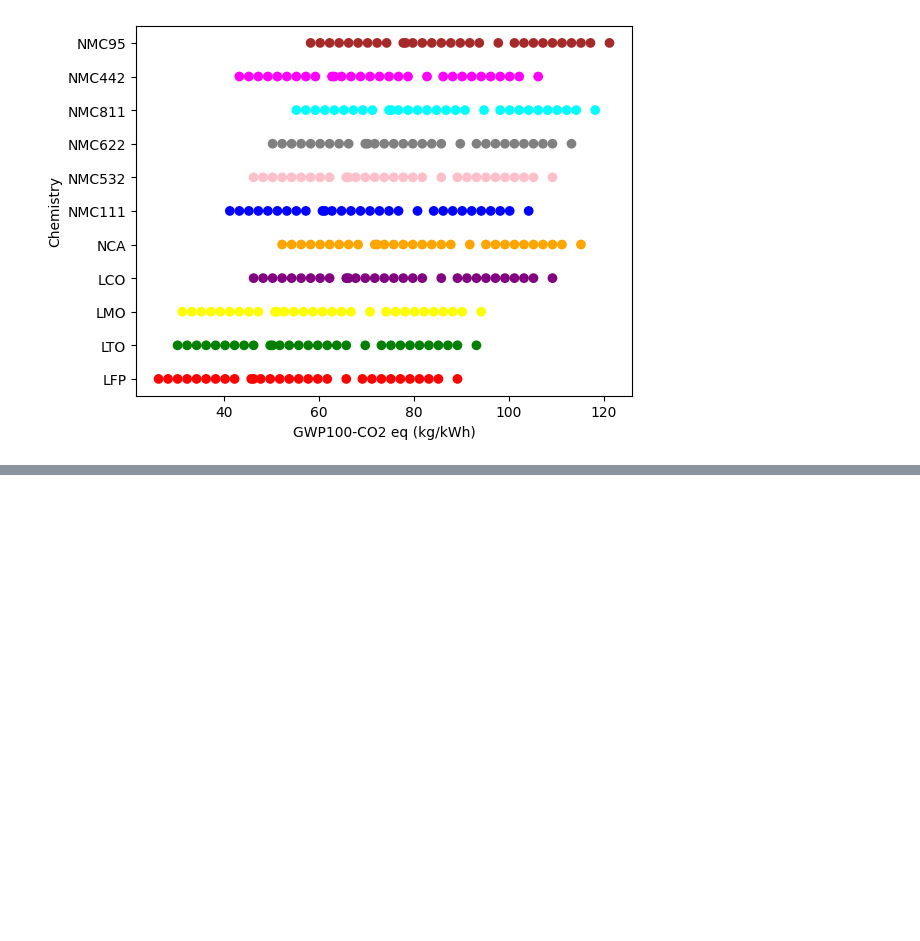
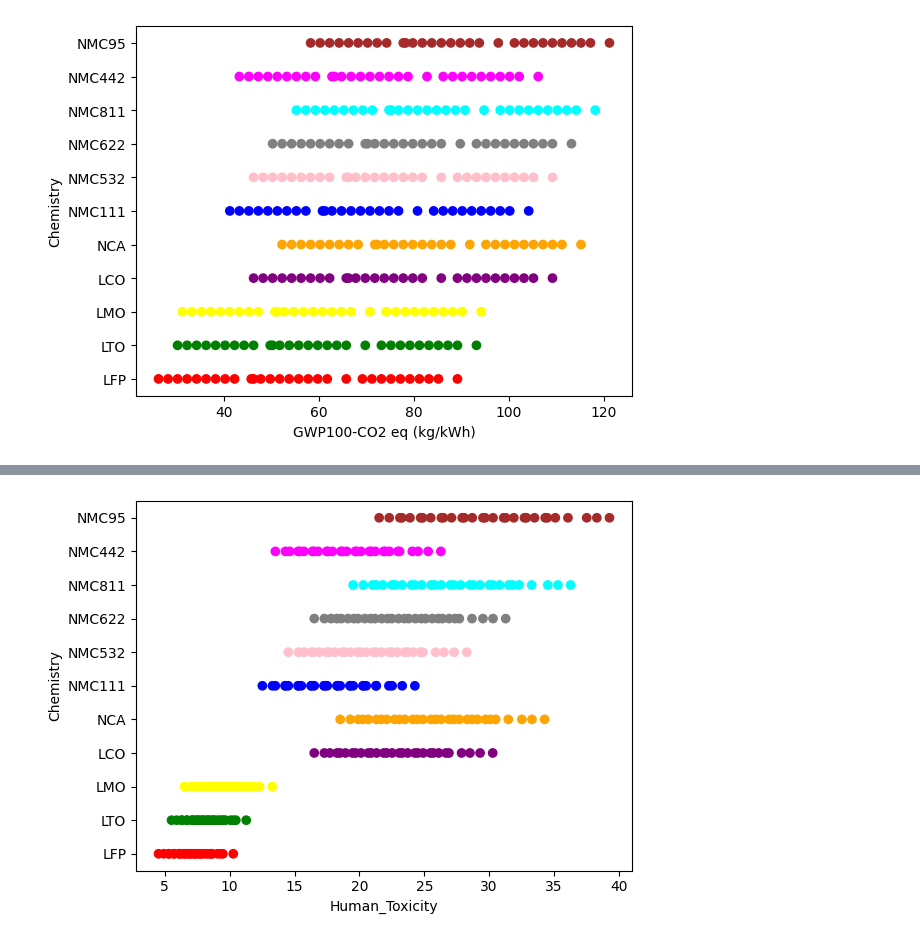
Before and after one commit to Sneha-code01/ML, a Jupyter notebook: batterypredict_1.ipynb, the cells around one changed output, grey strips where cells are left out. Saved outputs shown, nothing was run; the diff lists cells and outputs as text; code cells hidden in the pictures; blank space fills up the shorter version.

```diff
--- a/batterypredict_1.ipynb
+++ b/batterypredict_1.ipynb
@@ -268 +415,27 @@ print(
+# %%
+import matplotlib.pyplot as plt
+color_map = {
+    'LFP':'red',
+    'LTO':'green',
+    'LMO':'yellow',
+    'LCO':'purple',
+    'NCA':'orange',
+    'NMC111':'blue',
+    'NMC532':'pink',
+    'NMC622':'grey',
+    'NMC811':'cyan',
+    'NMC442':'magenta',
+    'NMC95':'brown'
+}
+plt.scatter(
+    df['Human_Toxicity'],
+    df['Chemistry'],
+    c=df['Chemistry'].map(color_map)
+)
+
+plt.xlabel('Human_Toxicity')
+plt.ylabel('Chemistry')
+plt.show()
+# %% [output]
+[figure, added]
 # %%
```
Also changed, not shown: parts of 7 cells of this notebook.
